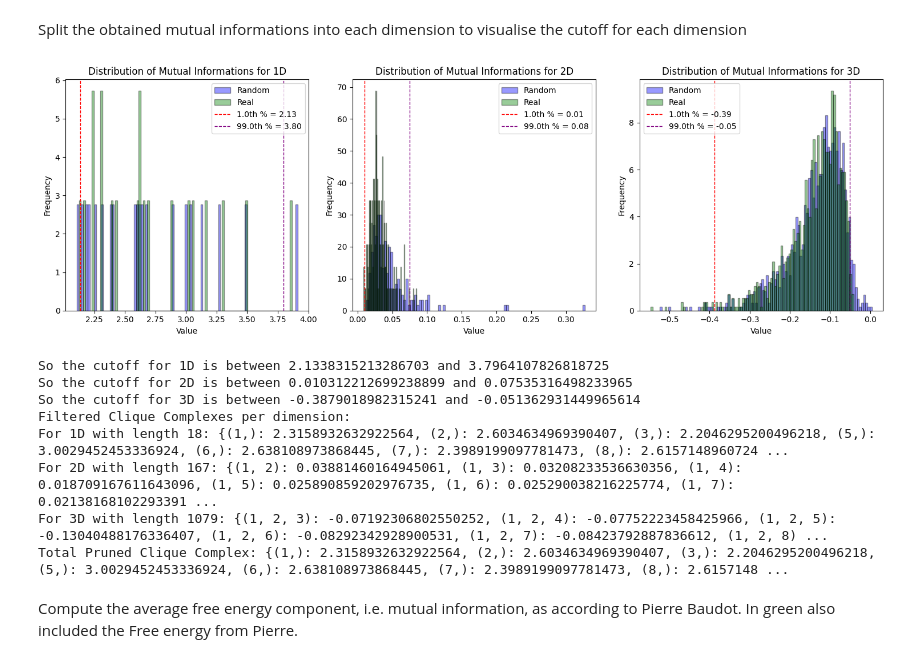
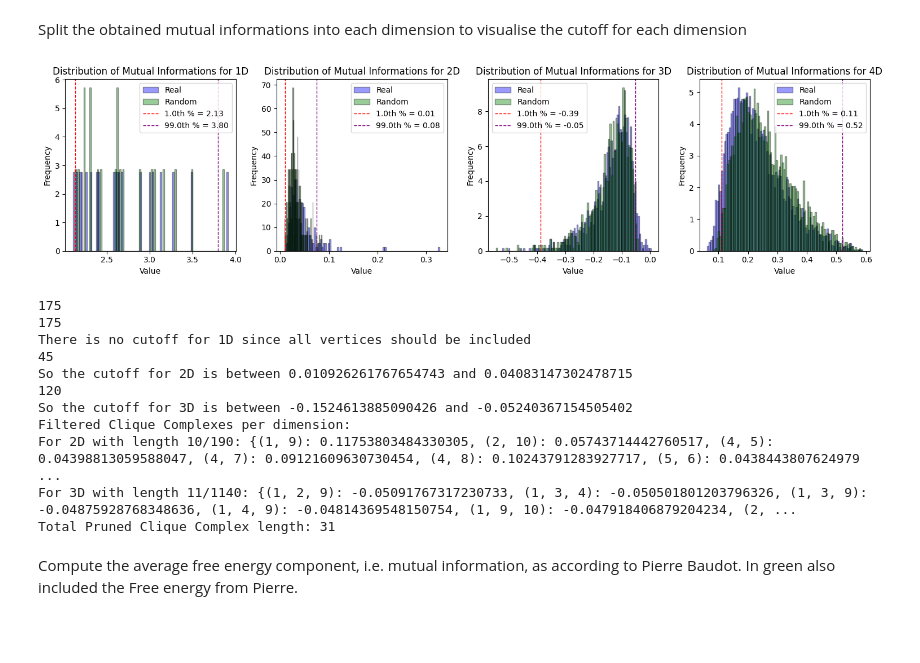
Before and after one commit to cyrilrommens/Free_energy_of_simplicial_complexes, a Jupyter notebook: Main_scripts.ipynb, the cells around one changed output. Saved outputs shown, nothing was run; the diff lists cells and outputs as text; code cells hidden in the pictures; blank space fills up the shorter version.

Commit message:
Correction Baudot so values outside mask instead of inside

```diff
--- a/Main_scripts.ipynb
+++ b/Main_scripts.ipynb
@@ -172,6 +180,7 @@ def infomut_per_dimension(data):
     list_1 = []  # For keys of length 1
     list_2 = []  # For keys of length 2
     list_3 = []  # For keys of length 3
+    list_4 = []  # For keys of length 4
 
     for key, value in data.items():
         if len(key) == 1:
@@ -180,11 +189,13 @@ def infomut_per_dimension(data):
             list_2.append(value)
         elif len(key) == 3:
             list_3.append(value)
+        elif len(key) == 4:
+            list_4.append(value)
 
-    return list_1, list_2, list_3
+    return list_1, list_2, list_3, list_4
 # %% [markdown]
 Obtain all mutual informations for the total clique complex from Real and Randomised data
 # %%
 # Run for max_d=3 and nb_variables=60 takes about 4min
-Real_Nentropie, Real_Ninfomut, Real_Nfree_energy = obtain_mutual_information('Cyril\TimeSeries\REST1\REAL_100206_rfMRI_REST1_Atlas_MSMAll_hp2000_clean_Schaefer2018_100Parcels_7Networks_Tian_Subcortex_S1_3T.txt', 3, 20)
-Random_Nentropie, Random_Ninfomut, Random_Nfree_energy = obtain_mutual_information('Cyril\TimeSeries_PR\REST1\PR_100206_rfMRI_REST1_Atlas_MSMAll_hp2000_clean_Schaefer2018_100Parcels_7Networks_Tian_Subcortex_S1_3T.txt', 3, 20)
+Real_Nentropie, Real_Ninfomut, Real_Nfree_energy = obtain_mutual_information('Cyril\TimeSeries\REST1\REAL_100206_rfMRI_REST1_Atlas_MSMAll_hp2000_clean_Schaefer2018_100Parcels_7Networks_Tian_Subcortex_S1_3T.txt', 3, 10)
+Random_Nentropie, Random_Ninfomut, Random_Nfree_energy = obtain_mutual_information('Cyril\TimeSeries_PR\REST1\PR_100206_rfMRI_REST1_Atlas_MSMAll_hp2000_clean_Schaefer2018_100Parcels_7Networks_Tian_Subcortex_S1_3T.txt', 3, 10)
@@ -234,43 +203,43 @@ Percent of tuples processed : 0
 Split the obtained mutual informations into each dimension to visualise the cutoff for each dimension
 # %%
 # Split the mutual informations per dimension
-Real_I1, Real_I2, Real_I3 = infomut_per_dimension(Real_Ninfomut)
-Random_I1, Random_I2, Random_I3 = infomut_per_dimension(Random_Ninfomut)
+Real_I1, Real_I2, Real_I3, Real_I4 = infomut_per_dimension(Real_Ninfomut)
+Random_I1, Random_I2, Random_I3, Random_I4 = infomut_per_dimension(Random_Ninfomut)
 # %%
 # Define the data
-Real = [Real_I1, Real_I2, Real_I3]
-Random = [Random_I1, Random_I2, Random_I3]
+Real = [Real_I1, Real_I2, Real_I3, Real_I4]
+Random = [Random_I1, Random_I2, Random_I3, Random_I4]
 
 # Create subplots
-fig, axes = plt.subplots(1, 3, figsize=(15, 5))
+fig, axes = plt.subplots(1, 4, figsize=(15, 4))
 
 # Iterate over each set of data and plot
-for i in range(3):
+for i in range(4):
     Real_values = Real[i]
     Random_values = Random[i]
 
     # Plot the distribution of correlation values for real vs random data
-    axes[i].hist(Real_values, bins=100, density=True, label='Random', alpha=0.4, color='blue', edgecolor='black')
-    axes[i].hist(Random_values, bins=100, density=True, label='Real', alpha=0.4, color='green', edgecolor='black')
+    axes[i].hist(Real_values, bins=100, density=True, label='Real', alpha=0.4, color='blue', edgecolor='black')
+    axes[i].hist(Random_values, bins=100, density=True, label='Random', alpha=0.4, color='green', edgecolor='black')
 
     # Calculate percentiles
     q010 = np.quantile(Random_values, 0.010)
     q990 = np.quantile(Random_values, 0.990)
 
     # Draw red dotted lines at the 1.0th and 99.0th percentiles
     axes[i].axvline(q010, color='red', linestyle='--', linewidth=1, label=f'1.0th % = {q010:.2f}')
     axes[i].axvline(q990, color='purple', linestyle='--', linewidth=1, label=f'99.0th % = {q990:.2f}')
 
     # Add legend to the plot
     axes[i].legend()
 
     # Optional: Add titles and labels
     axes[i].set_title(f'Distribution of Mutual Informations for {i+1}D')
     axes[i].set_xlabel('Value')
     axes[i].set_ylabel('Frequency')
 
 # Show the plot
 plt.tight_layout()
 plt.show()
 # %% [output]
-[figure, old version]
+[figure, new version]
@@ -277,6 +250,6 @@ plt.show()
 # %%
-# Given dictionary
-data = Real_Ninfomut
+print(len(Real_Ninfomut))
+print(len(Random_Ninfomut))
 
 # Define common quantiles
 quantile_min = 0.010
@@ -284,35 +257,45 @@ quantile_max = 0.990
 
 # Initialize a dictionary to store filtered data for different key lengths
 filtered_data = {}
+print('There is no cutoff for 1D since all vertices should be included')
 
 # Loop through the data
-for key_length in range(1, 4):
+for key_length in range(2, 4):
+    # Use the mutinfo's per dimension
+    data = filter_keys_by_length(Real_Ninfomut, key_length)
+    print(len(data))
+
     # Calculate quantiles based on the key length
     I_min = np.quantile(locals()[f"Random_I{key_length}"], quantile_min)
     I_max = np.quantile(locals()[f"Random_I{key_length}"], quantile_max)
     print(f'So the cutoff for {key_length}D is between {I_min} and {I_max}')
 
     # Filter data
-    mask = {key: I_min <= value <= I_max for key, value in data.items()}
+    mask = {key: not(I_min <= value <= I_max) for key, value in data.items()}
     filtered_data[key_length] = {key: value for key, value in data.items() if mask[key]}
 
 # Print filtered dictionaries
 print("Filtered Clique Complexes per dimension:")
 for key_length, filtered_dict in filtered_data.items():
-    print(f'For {key_length}D with length {len(filtered_dict)}: {filtered_dict}')
+    print(f'For {key_length}D with length {len(filtered_dict)}/{len(Real[key_length-1])}: {filtered_dict}')
 
 # Combine filtered dictionaries into one pruned_clique_complex dictionary
-pruned_clique_complex = {key: value for filtered_dict in filtered_data.values() for key, value in filtered_dict.items()}
-print("Total Pruned Clique Complex:", pruned_clique_complex)
+pruned_clique_complex = filter_keys_by_length(Real_Ninfomut, 1)
+pruned_clique_complex_MD = {key: value for filtered_dict in filtered_data.values() for key, value in filtered_dict.items()}
+pruned_clique_complex.update(pruned_clique_complex_MD)
+print("Total Pruned Clique Complex length:", len(pruned_clique_complex))
 # %% [output]
-So the cutoff for 1D is between 2.1338315213286703 and 3.7964107826818725
-So the cutoff for 2D is between 0.010312212699238899 and 0.07535316498233965
-So the cutoff for 3D is between -0.3879018982315241 and -0.051362931449965614
+175
+175
+There is no cutoff for 1D since all vertices should be included
+45
+So the cutoff for 2D is between 0.010926261767654743 and 0.04083147302478715
+120
+So the cutoff for 3D is between -0.1524613885090426 and -0.05240367154505402
 Filtered Clique Complexes per dimension:
-For 1D with length 18: {(1,): 2.3158932632922564, (2,): 2.6034634969390407, (3,): 2.2046295200496218, (5,): 3.0029452453336924, (6,): 2.638108973868445, (7,): 2.3989199097781473, (8,): 2.6157148960724 ...
-For 2D with length 167: {(1, 2): 0.03881460164945061, (1, 3): 0.03208233536630356, (1, 4): 0.018709167611643096, (1, 5): 0.025890859202976735, (1, 6): 0.025290038216225774, (1, 7): 0.02138168102293391 ...
-For 3D with length 1079: {(1, 2, 3): -0.07192306802550252, (1, 2, 4): -0.07752223458425966, (1, 2, 5): -0.13040488176336407, (1, 2, 6): -0.08292342928900531, (1, 2, 7): -0.08423792887836612, (1, 2, 8) ...
-Total Pruned Clique Complex: {(1,): 2.3158932632922564, (2,): 2.6034634969390407, (3,): 2.2046295200496218, (5,): 3.0029452453336924, (6,): 2.638108973868445, (7,): 2.3989199097781473, (8,): 2.6157148 ...
+For 2D with length 10/190: {(1, 9): 0.11753803484330305, (2, 10): 0.05743714442760517, (4, 5): 0.04398813059588047, (4, 7): 0.09121609630730454, (4, 8): 0.10243791283927717, (5, 6): 0.0438443807624979 ...
+For 3D with length 11/1140: {(1, 2, 9): -0.05091767317230733, (1, 3, 4): -0.050501801203796326, (1, 3, 9): -0.04875928768348636, (1, 4, 9): -0.04814369548150754, (1, 9, 10): -0.047918406879204234, (2, ...
+Total Pruned Clique Complex length: 31
 # %% [markdown]
 Compute the average free energy component, i.e. mutual information, as according to Pierre Baudot. In green also included the Free energy from Pierre.
 # %%
```
Also changed, not shown: parts of 9 cells of this notebook, 4 other files.
